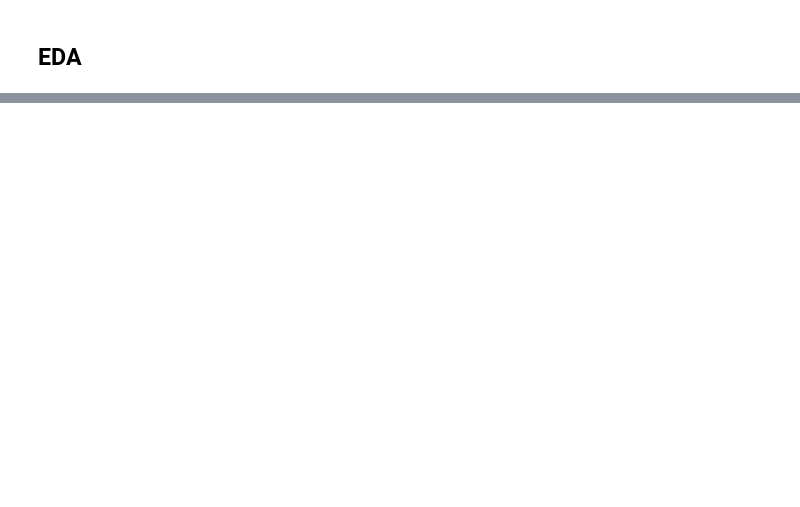
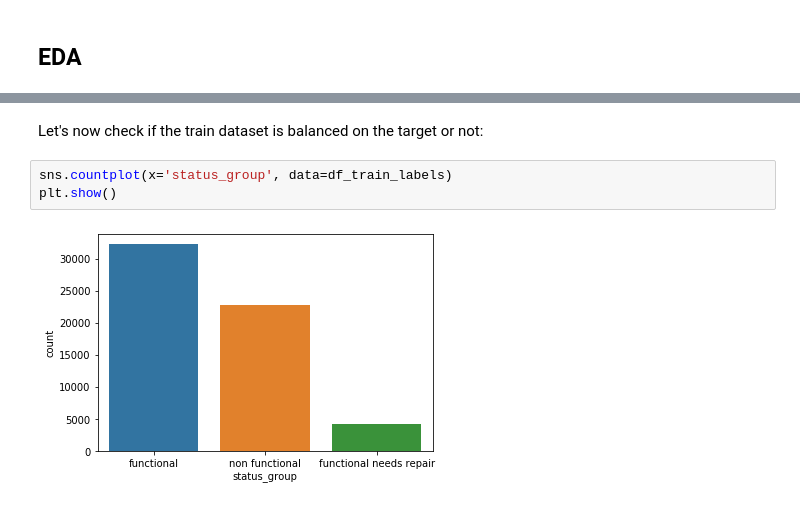
Before and after one commit to rmondini/drivendata-pumpitup, a Jupyter notebook: main.ipynb, the cells around one changed output, grey strips where cells are left out. Drawn from its saved outputs; the diff is of its cells as text; blank space fills up the shorter version.

```diff
--- a/main.ipynb
+++ b/main.ipynb
@@ -125,0 +151,7 @@ plt.show()
+# %% [markdown]
+Let's now check if the train dataset is balanced on the target or not:
+# %%
+sns.countplot(x='status_group', data=df_train_labels)
+plt.show()
+# %% [output]
+[figure, added]
```
Also changed, not shown: parts of 14 cells of this notebook.
